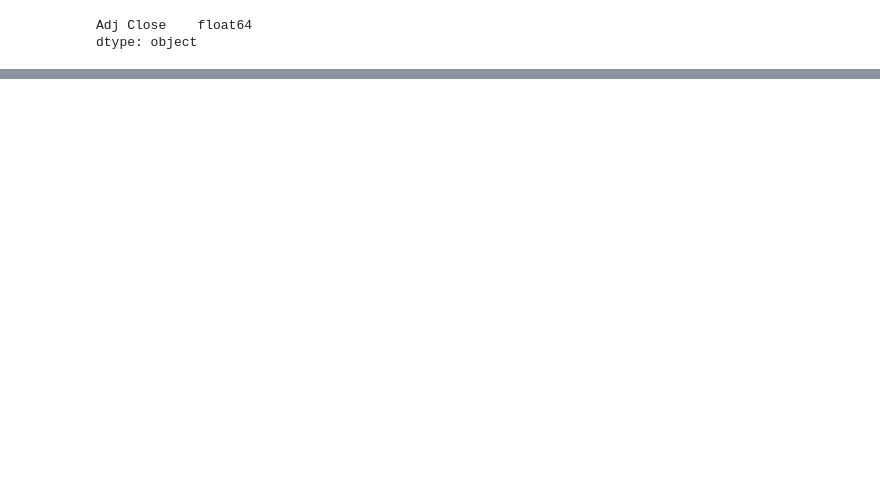
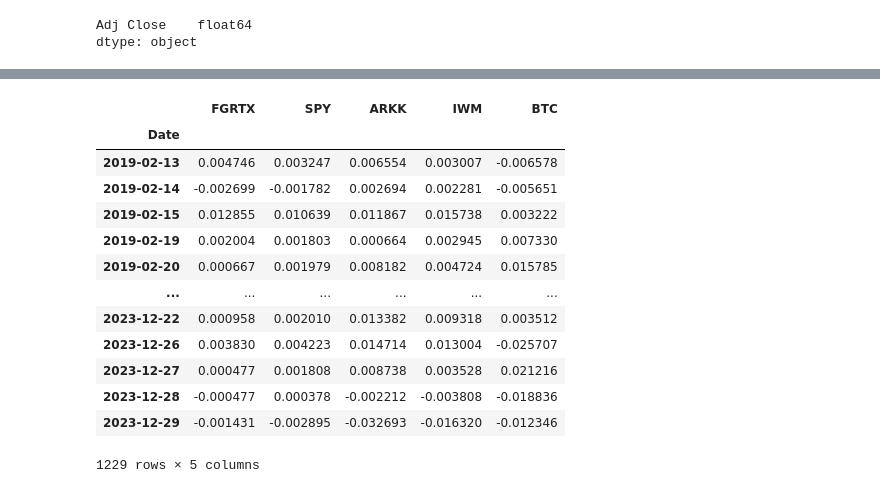
Before and after one commit to ravic4/project_1, a Jupyter notebook: master_notebook_it1.ipynb, the cells around one changed output, grey strips where cells are left out. Cells and saved outputs as stored; diff of their text form; code cells hidden in the pictures; blank space fills up the shorter version.

```diff
--- a/master_notebook_it1.ipynb
+++ b/master_notebook_it1.ipynb
@@ -368,5 +349,10 @@ joined_daily_returns_reset
 # %%
 #FGRTX Mutual Fund Daily Returns
-daily_returns_fgrtx.head()
+daily_returns_fgrtx = daily_returns_fgrtx.reset_index()
+daily_returns_fgrtx['Date'] = pd.to_datetime(daily_returns_fgrtx['Date'])
+daily_returns_fgrtx = daily_returns_fgrtx.set_index('Date')
+# daily_returns_fgrtx = daily_returns_fgrtx.drop(columns=['index'])
+daily_returns_fgrtx.index
+# daily_returns_fgrtx.index
 # fgrtx_df.hea
 # %% [output]
@@ -401,0 +376,10 @@ daily_returns_bitcoin.head()
+# %%
+#Set arkk_spy into date:
+daily_returns_arkk_spy_set = daily_returns_arkk_spy.reset_index()
+daily_returns_arkk_spy_set['index'] = pd.to_datetime(daily_returns_arkk_spy_set["index"])
+daily_returns_arkk_spy_set['Date'] = daily_returns_arkk_spy_set['index']
+
+daily_returns_arkk_spy_set = daily_returns_arkk_spy_set.set_index('Date')
+# daily_returns_arkk_spy_set_dropped =
+daily_returns_arkk_spy_set.drop(columns=["index"], inplace=True)
+daily_returns_arkk_spy_set.index
@@ -401,0 +395,8 @@ daily_returns_bitcoin.head()
+# %%
+#Set bitcoin index:
+daily_returns_bitcoin_set = daily_returns_bitcoin.reset_index()
+daily_returns_bitcoin_set["Date"] = pd.to_datetime(daily_returns_bitcoin_set['Date'])
+
+daily_returns_bitcoin_set = daily_returns_bitcoin_set.set_index('Date')
+# daily_returns_bitcoin_set.tail()
+daily_returns_bitcoin_set.index
@@ -401,0 +412,23 @@ daily_returns_bitcoin.head()
+# %%
+#Concating the dataframes
+# daily_returns_fgrtx.index
+# daily_returns_arkk_spy_set.index
+
+df_daily_returns_all_assets = pd.concat([daily_returns_fgrtx, daily_returns_arkk_spy_set, daily_returns_bitcoin_set], axis=1, join='inner')
+
+df_daily_returns_all_assets
+# %% [output]
+|  | FGRTX | SPY | ARKK | IWM | BTC |
+| Date |  |  |  |  |  |
+| 2019-02-13 | 0.004746 | 0.003247 | 0.006554 | 0.003007 | -0.006578 |
+| 2019-02-14 | -0.002699 | -0.001782 | 0.002694 | 0.002281 | -0.005651 |
+| 2019-02-15 | 0.012855 | 0.010639 | 0.011867 | 0.015738 | 0.003222 |
+| 2019-02-19 | 0.002004 | 0.001803 | 0.000664 | 0.002945 | 0.007330 |
+| 2019-02-20 | 0.000667 | 0.001979 | 0.008182 | 0.004724 | 0.015785 |
+| ... | ... | ... | ... | ... | ... |
+| 2023-12-22 | 0.000958 | 0.002010 | 0.013382 | 0.009318 | 0.003512 |
+| 2023-12-26 | 0.003830 | 0.004223 | 0.014714 | 0.013004 | -0.025707 |
+| 2023-12-27 | 0.000477 | 0.001808 | 0.008738 | 0.003528 | 0.021216 |
+| 2023-12-28 | -0.000477 | 0.000378 | -0.002212 | -0.003808 | -0.018836 |
+| 2023-12-29 | -0.001431 | -0.002895 | -0.032693 | -0.016320 | -0.012346 |
+1229 rows × 5 columns
```
Also changed, not shown: parts of 12 cells of this notebook.
